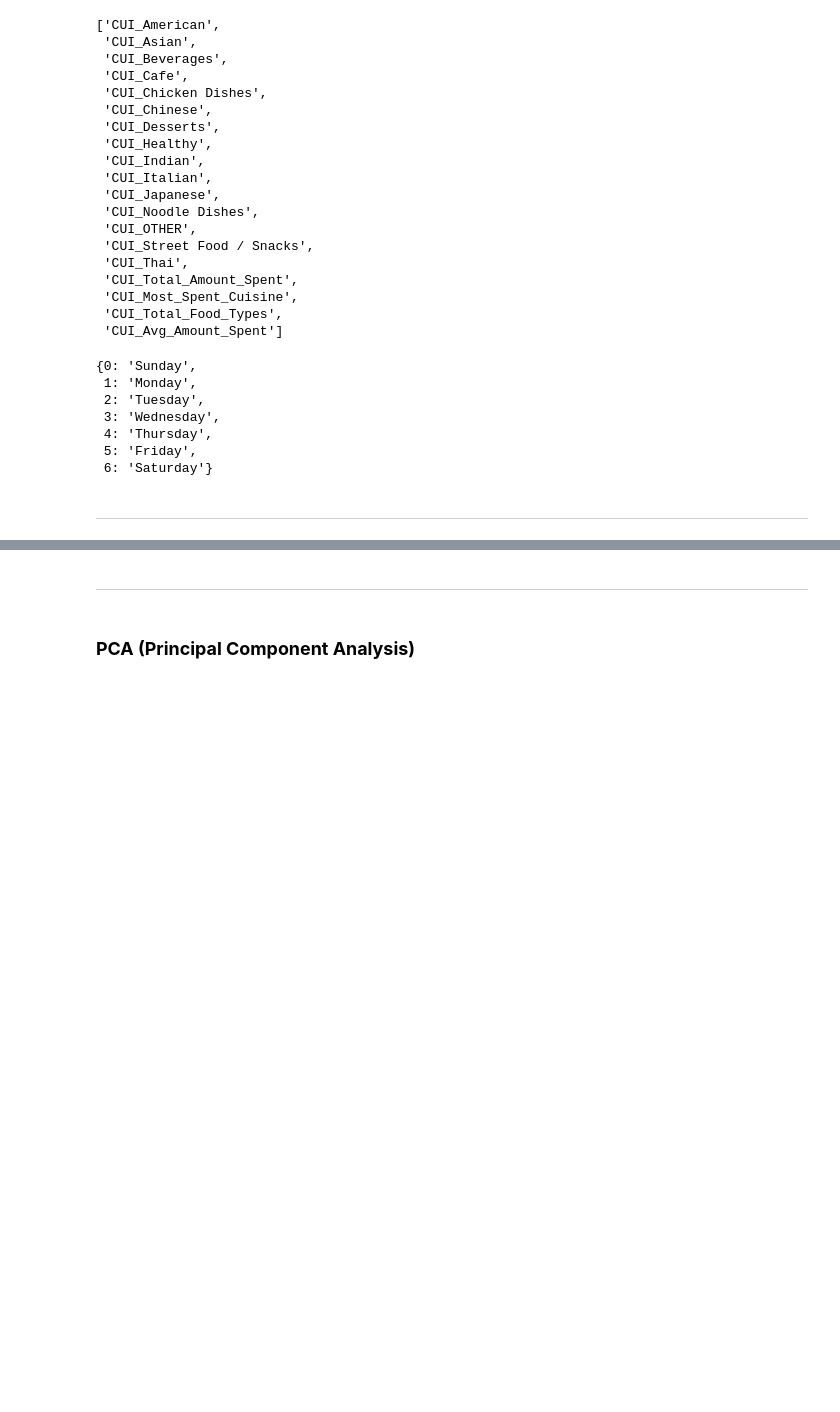
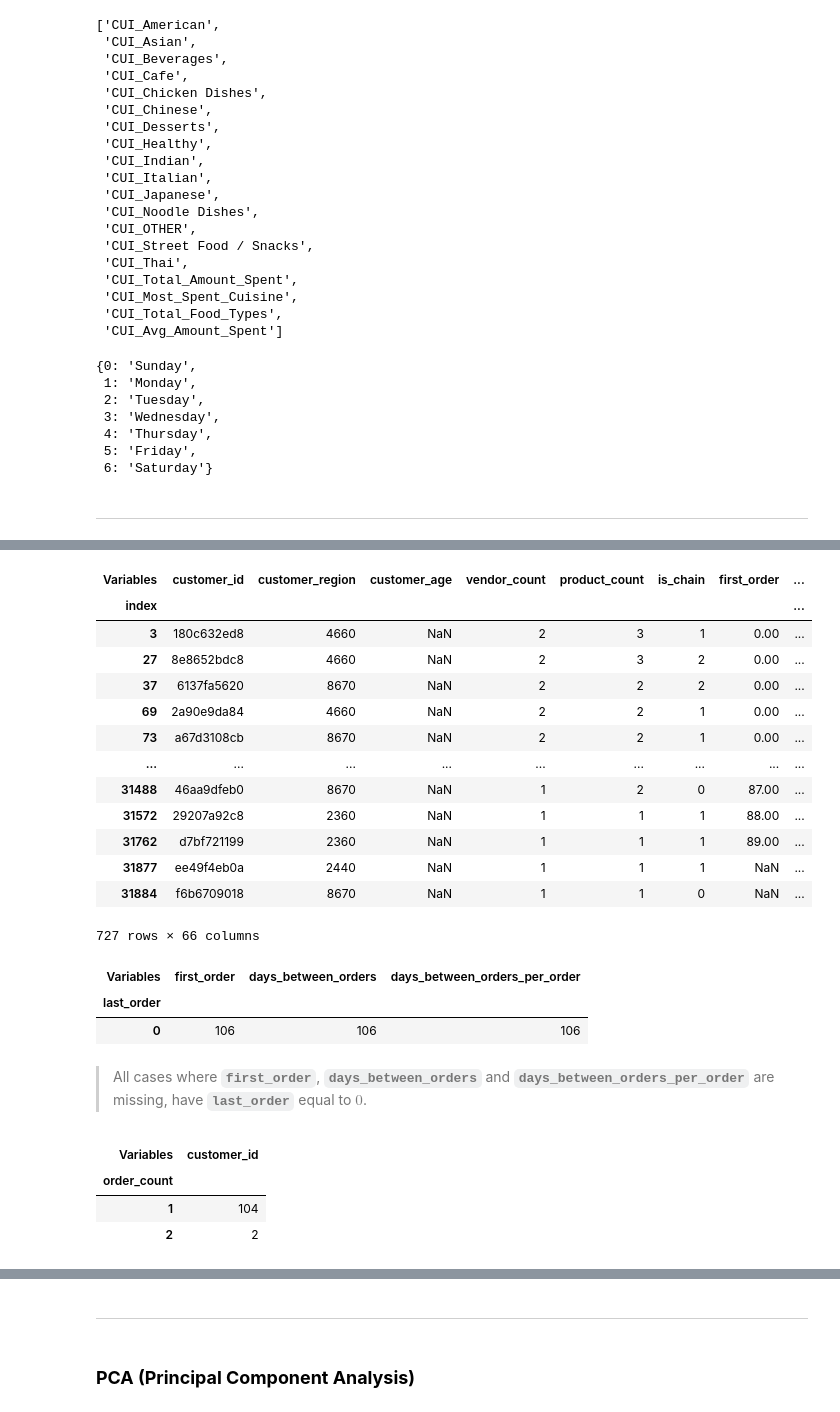
Before and after one commit to Silvestre17/DM_FoodDeliveryClustering_MasterProject, a Jupyter notebook: DM2425_Part2_37_01.ipynb, the cells around one changed output, grey strips where cells are left out. Saved outputs shown, nothing was run; the diff lists cells and outputs as text; code cells hidden in the pictures; blank space fills up the shorter version.

```diff
--- a/DM2425_Part2_37_01.ipynb
+++ b/DM2425_Part2_37_01.ipynb
@@ -194,0 +241,34 @@ weekdays_dict
+# %%
+# Check the rows with customer_age missing values
+ABCDEats[ABCDEats['customer_age'].isnull()]
+# %% [output]
+| Variables | customer_id | customer_region | customer_age | vendor_count | product_count | is_chain | first_order | ... |
+| index |  |  |  |  |  |  |  | ... |
+| 3 | 180c632ed8 | 4660 | NaN | 2 | 3 | 1 | 0.00 | ... |
+| 27 | 8e8652bdc8 | 4660 | NaN | 2 | 3 | 2 | 0.00 | ... |
+| 37 | 6137fa5620 | 8670 | NaN | 2 | 2 | 2 | 0.00 | ... |
+| 69 | 2a90e9da84 | 4660 | NaN | 2 | 2 | 1 | 0.00 | ... |
+| 73 | a67d3108cb | 8670 | NaN | 2 | 2 | 1 | 0.00 | ... |
+| ... | ... | ... | ... | ... | ... | ... | ... | ... |
+| 31488 | 46aa9dfeb0 | 8670 | NaN | 1 | 2 | 0 | 87.00 | ... |
+| 31572 | 29207a92c8 | 2360 | NaN | 1 | 1 | 1 | 88.00 | ... |
+| 31762 | d7bf721199 | 2360 | NaN | 1 | 1 | 1 | 89.00 | ... |
+| 31877 | ee49f4eb0a | 2440 | NaN | 1 | 1 | 1 | NaN | ... |
+| 31884 | f6b6709018 | 8670 | NaN | 1 | 1 | 0 | NaN | ... |
+727 rows × 66 columns
+# %%
+# Check the rows with  days_between_orders and days_between_orders_per_order missing values
+ABCDEats[ABCDEats['days_between_orders'].isnull()].fillna(0).groupby('last_order')[['first_order', 'days_between_orders', 'days_between_orders_per_order']].count()
+# %% [output]
+| Variables | first_order | days_between_orders | days_between_orders_per_order |
+| last_order |  |  |  |
+| 0 | 106 | 106 | 106 |
+# %% [markdown]
+> All cases where **`first_order`**, **`days_between_orders`** and **`days_between_orders_per_order`** are missing, have **`last_order`** equal to **$0$**.
+# %%
+ABCDEats[ABCDEats['days_between_orders'].isnull()].groupby('order_count').count()[['customer_id']]
+# %% [output]
+| Variables | customer_id |
+| order_count |  |
+| 1 | 104 |
+| 2 | 2 |
```
Also changed, not shown: parts of 13 cells of this notebook.
